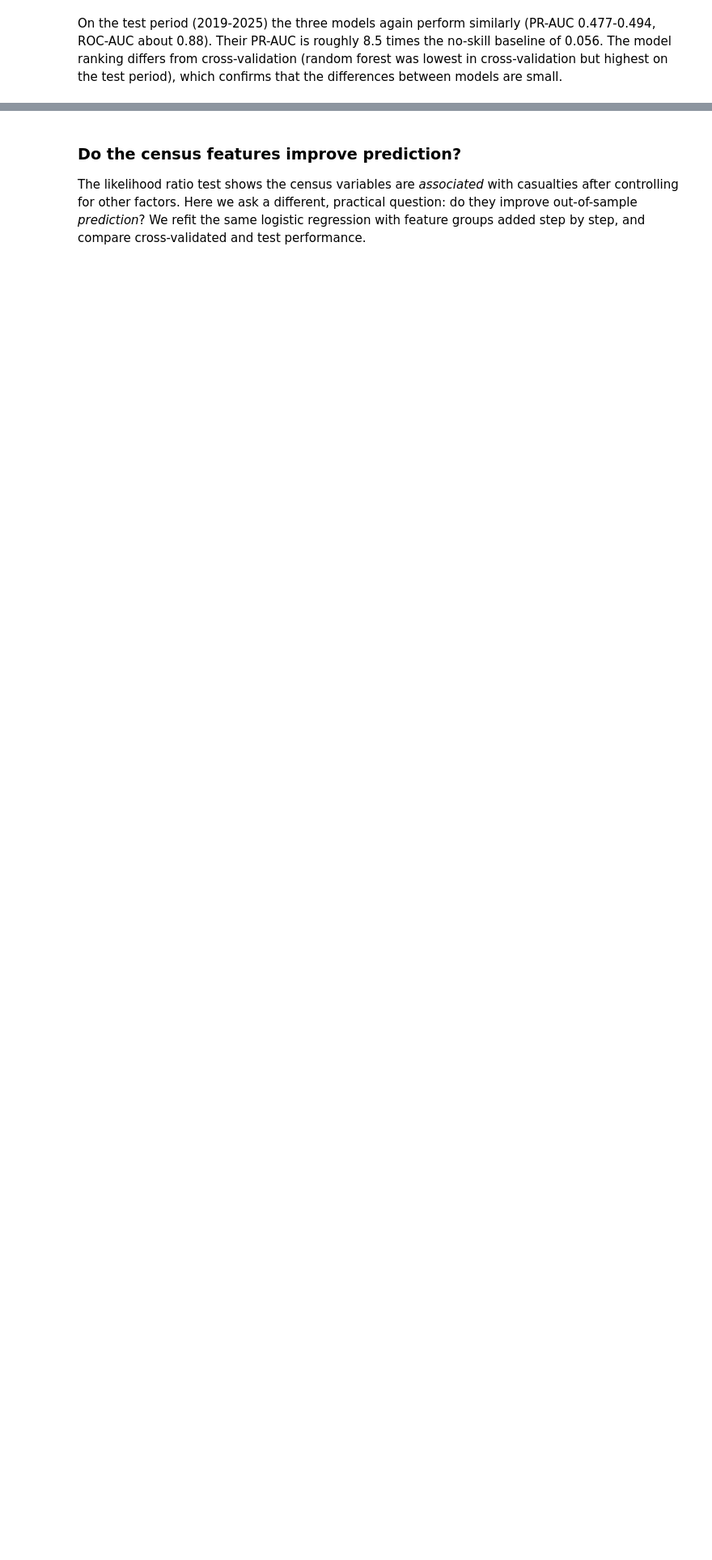
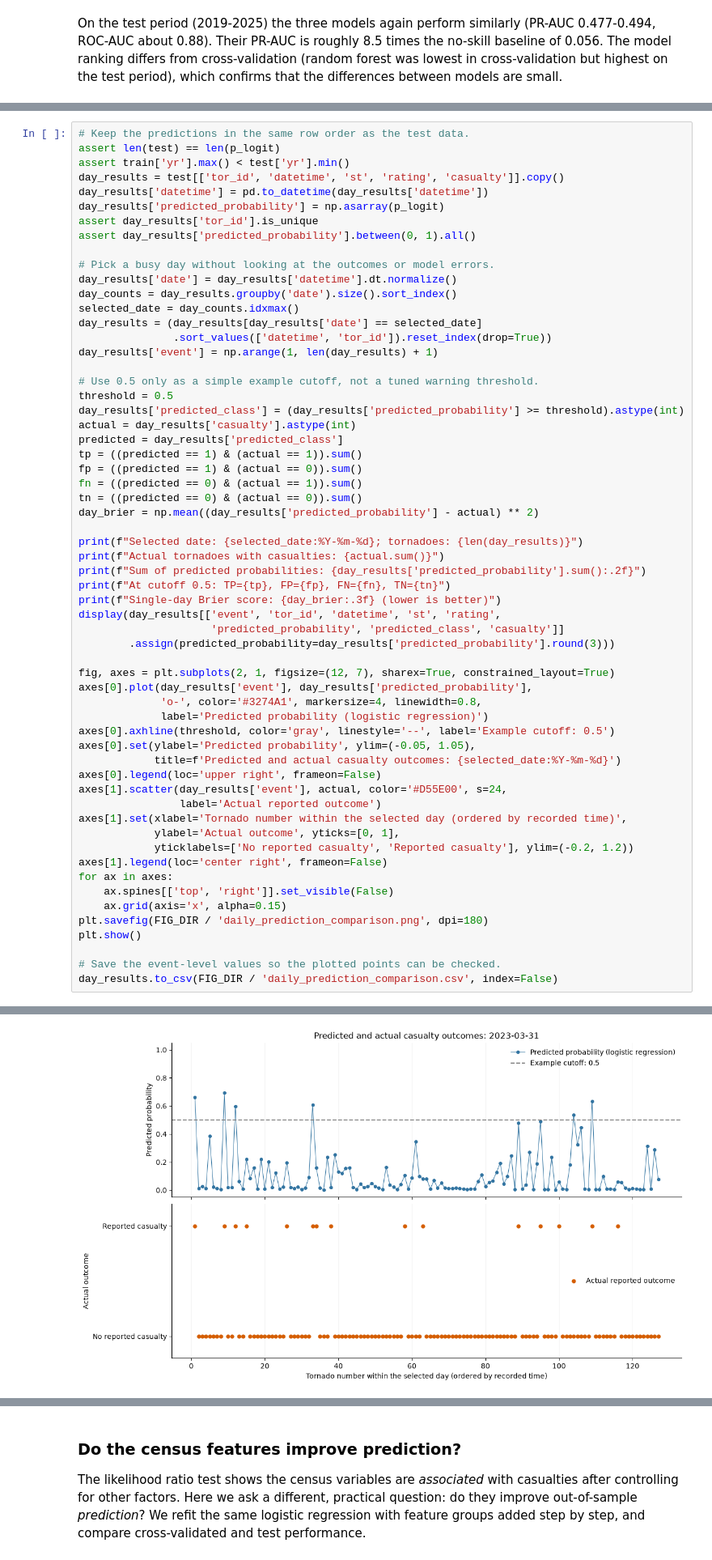
Before and after one commit to hbingley/DangerousTornadoes, a Jupyter notebook: FinalProject.ipynb, the cells around one changed output, grey strips where cells are left out. Shown at 81% size. Saved outputs shown, nothing was run; the diff lists cells and outputs as text; blank space fills up the shorter version.

Commit message:
Add daily predicted and actual casualty comparison

```diff
--- a/FinalProject.ipynb
+++ b/FinalProject.ipynb
@@ -1526,0 +1535,61 @@ On the test period (2019-2025) the three models again perform similarly (PR-AUC
+# %%
+# Keep the predictions in the same row order as the test data.
+assert len(test) == len(p_logit)
+assert train['yr'].max() < test['yr'].min()
+day_results = test[['tor_id', 'datetime', 'st', 'rating', 'casualty']].copy()
+day_results['datetime'] = pd.to_datetime(day_results['datetime'])
+day_results['predicted_probability'] = np.asarray(p_logit)
+assert day_results['tor_id'].is_unique
+assert day_results['predicted_probability'].between(0, 1).all()
+
+# Pick a busy day without looking at the outcomes or model errors.
+day_results['date'] = day_results['datetime'].dt.normalize()
+day_counts = day_results.groupby('date').size().sort_index()
+selected_date = day_counts.idxmax()
+day_results = (day_results[day_results['date'] == selected_date]
+               .sort_values(['datetime', 'tor_id']).reset_index(drop=True))
+day_results['event'] = np.arange(1, len(day_results) + 1)
+
+# Use 0.5 only as a simple example cutoff, not a tuned warning threshold.
+threshold = 0.5
+day_results['predicted_class'] = (day_results['predicted_probability'] >= threshold).astype(int)
+actual = day_results['casualty'].astype(int)
+predicted = day_results['predicted_class']
+tp = ((predicted == 1) & (actual == 1)).sum()
+fp = ((predicted == 1) & (actual == 0)).sum()
+fn = ((predicted == 0) & (actual == 1)).sum()
+tn = ((predicted == 0) & (actual == 0)).sum()
+day_brier = np.mean((day_results['predicted_probability'] - actual) ** 2)
+
+print(f"Selected date: {selected_date:%Y-%m-%d}; tornadoes: {len(day_results)}")
+print(f"Actual tornadoes with casualties: {actual.sum()}")
+print(f"Sum of predicted probabilities: {day_results['predicted_probability'].sum():.2f}")
+print(f"At cutoff 0.5: TP={tp}, FP={fp}, FN={fn}, TN={tn}")
+print(f"Single-day Brier score: {day_brier:.3f} (lower is better)")
+display(day_results[['event', 'tor_id', 'datetime', 'st', 'rating',
+                     'predicted_probability', 'predicted_class', 'casualty']]
+        .assign(predicted_probability=day_results['predicted_probability'].round(3)))
+
+fig, axes = plt.subplots(2, 1, figsize=(12, 7), sharex=True, constrained_layout=True)
+axes[0].plot(day_results['event'], day_results['predicted_probability'],
+             'o-', color='#3274A1', markersize=4, linewidth=0.8,
+             label='Predicted probability (logistic regression)')
+axes[0].axhline(threshold, color='gray', linestyle='--', label='Example cutoff: 0.5')
+axes[0].set(ylabel='Predicted probability', ylim=(-0.05, 1.05),
+            title=f'Predicted and actual casualty outcomes: {selected_date:%Y-%m-%d}')
+axes[0].legend(loc='upper right', frameon=False)
+axes[1].scatter(day_results['event'], actual, color='#D55E00', s=24,
+                label='Actual reported outcome')
+axes[1].set(xlabel='Tornado number within the selected day (ordered by recorded time)',
+            ylabel='Actual outcome', yticks=[0, 1],
+            yticklabels=['No reported casualty', 'Reported casualty'], ylim=(-0.2, 1.2))
+axes[1].legend(loc='center right', frameon=False)
+for ax in axes:
+    ax.spines[['top', 'right']].set_visible(False)
+    ax.grid(axis='x', alpha=0.15)
+plt.savefig(FIG_DIR / 'daily_prediction_comparison.png', dpi=180)
+plt.show()
+
+# Save the event-level values so the plotted points can be checked.
+day_results.to_csv(FIG_DIR / 'daily_prediction_comparison.csv', index=False)
+# %% [output]
@@ -1526,0 +1614 @@ On the test period (2019-2025) the three models again perform similarly (PR-AUC
+[figure, added]
```
Also changed, not shown: parts of 3 cells of this notebook, 2 other files.
